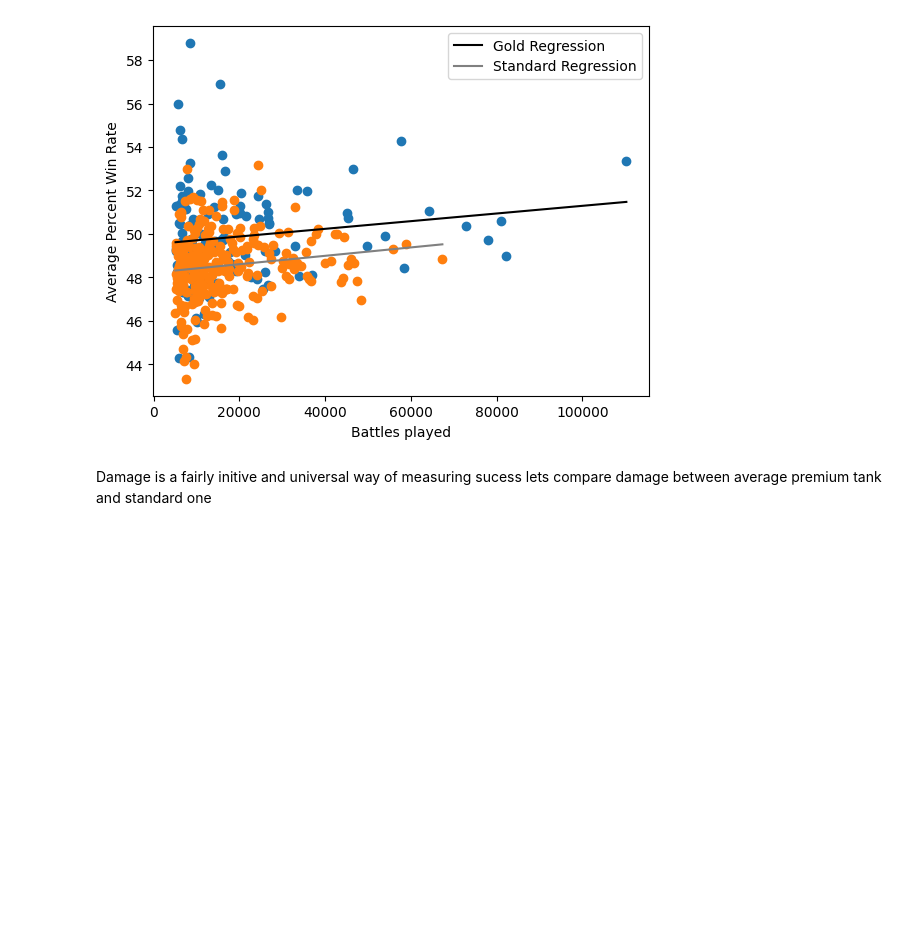
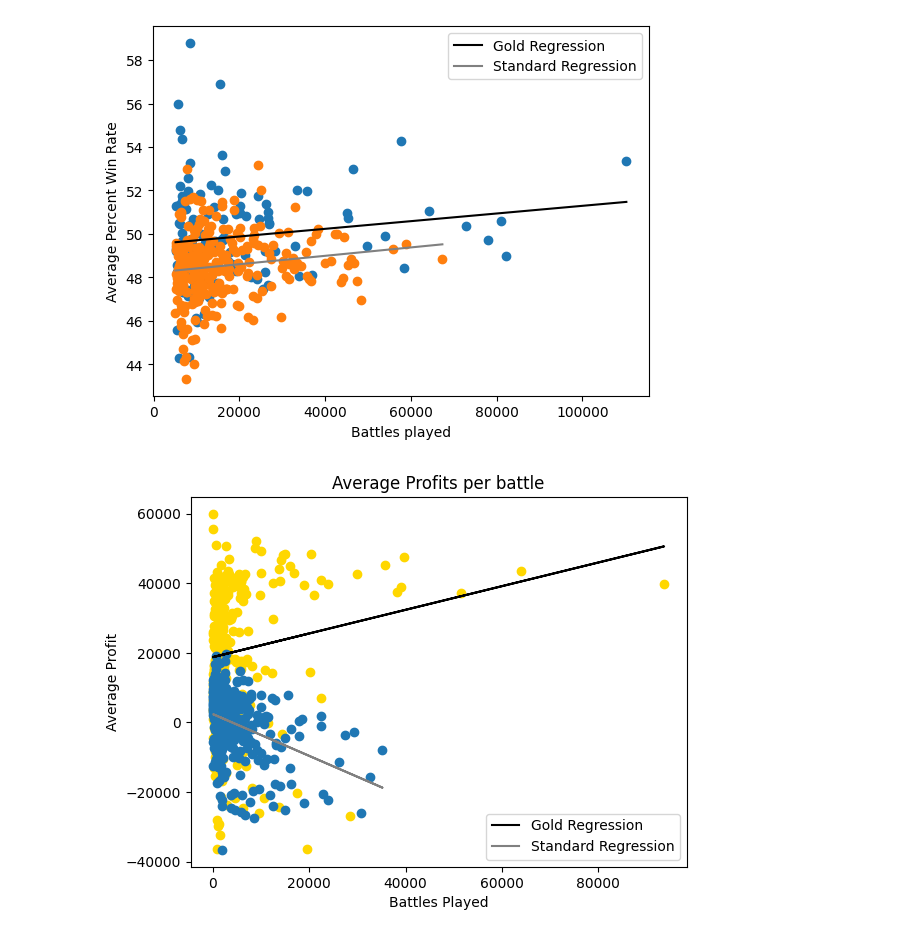
Before and after one commit to jeffreyLyngdoh/Final-Tutorial-World-of-Tank-deep-dive, a Jupyter notebook: final.ipynb, the cells around one changed output. Drawn from its saved outputs; the diff is of its cells as text; code cells hidden in the pictures; blank space fills up the shorter version.

Commit message:
More graphs

```diff
--- a/final.ipynb
+++ b/final.ipynb
@@ -202,5 +202,34 @@ plt.legend()
 plt.show()
 # %% [output]
 [figure]
-# %% [markdown]
-Damage is a fairly initive and universal way of measuring sucess lets compare damage between average premium tank and standard one
+# %%
+premiumEcon = economicDF[economicDF['isPrem'] == True]
+stdEcon = economicDF[economicDF['isPrem'] == False]
+
+reg = linear_model.LinearRegression()
+
+x = np.array(premiumEcon['battles']).reshape(-1,1)
+y = premiumEcon['avg_profit']
+
+reg.fit(x,y)
+
+predictions = reg.predict(x)
+plt.scatter(x,y,color = 'gold')
+plt.plot(x, predictions, color='black', label='Gold Regression')
+
+
+x = np.array(stdEcon['battles']).reshape(-1,1)
+y = stdEcon['avg_profit']
+
+reg.fit(x,y)
+predictions = reg.predict(x)
+plt.scatter(x,y)
+plt.plot(x, predictions, color='gray', label='Standard Regression')
+
+plt.ylabel('Average Profit')
+plt.xlabel('Battles Played')
+plt.title('Average Profits per battle')
+plt.legend()
+plt.show()
+# %% [output]
+[figure, added]
```
Also changed, not shown: parts of 1 cell of this notebook, 1 other file.
